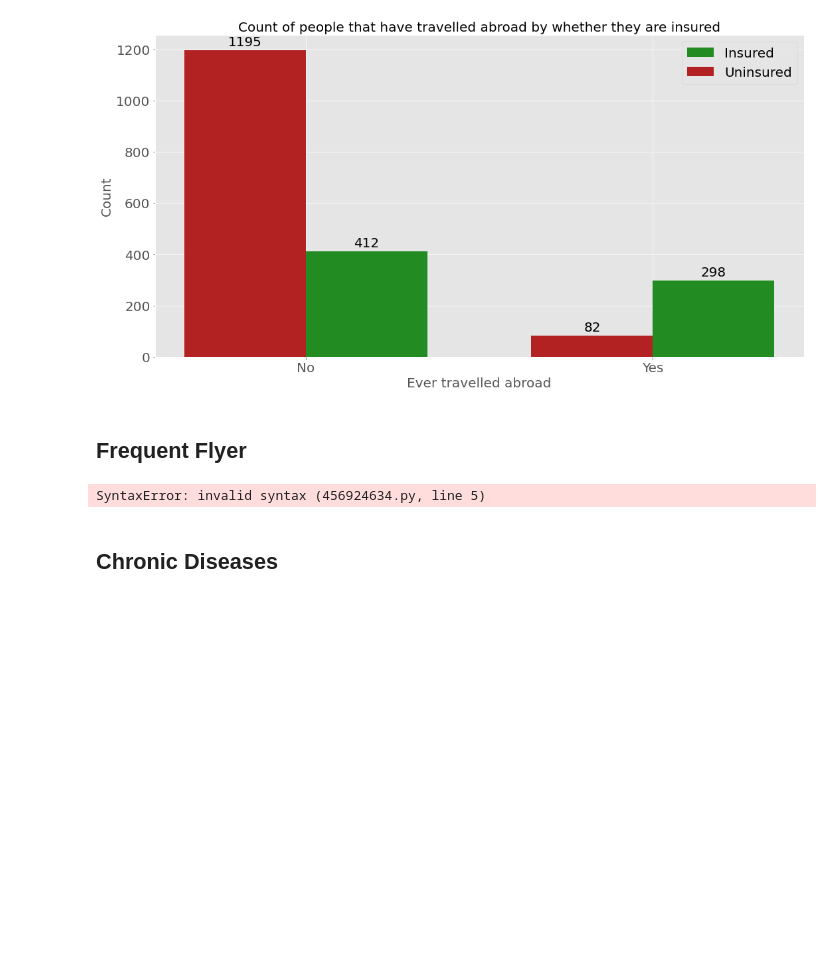
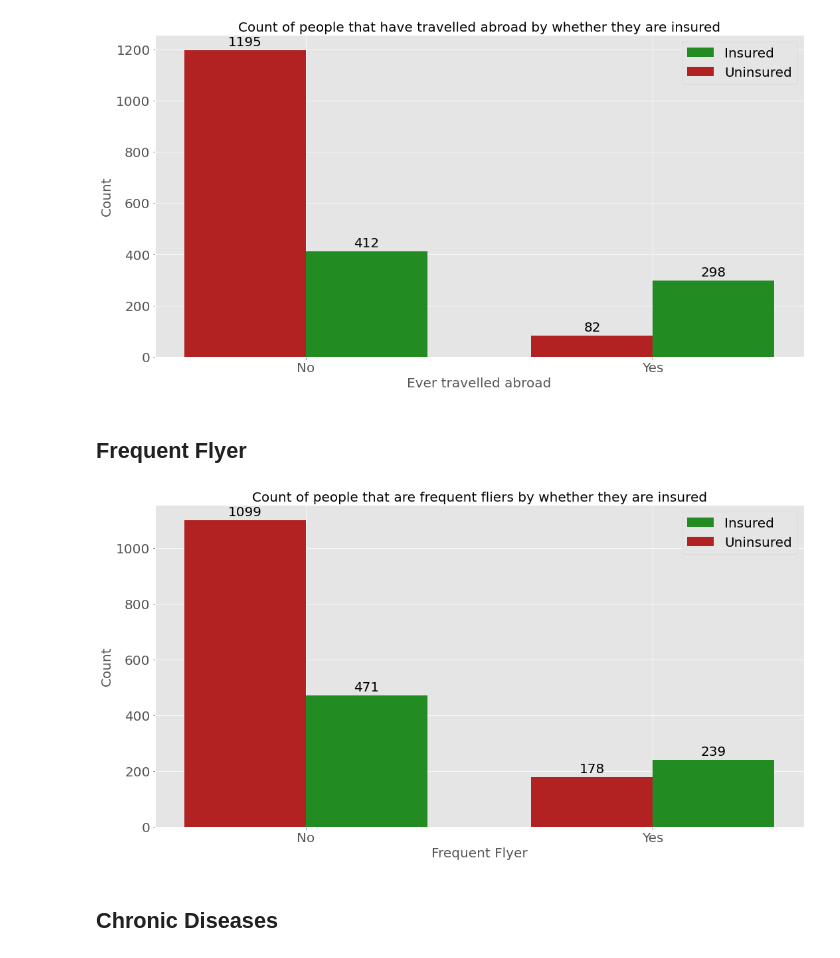
Before and after one commit to shpatrickguo/bitgrit, a Jupyter notebook: shpg-dsprojects/projects/travel_assured/travel_assured.ipynb, the cells around one changed output. Drawn from its saved outputs; the diff is of its cells as text; code cells hidden in the pictures; blank space fills up the shorter version.

```diff
--- a/shpg-dsprojects/projects/travel_assured/travel_assured.ipynb
+++ b/shpg-dsprojects/projects/travel_assured/travel_assured.ipynb
@@ -178,32 +178,32 @@ plt.show()
 # %%
 insured_freqfly = insured_df.value_counts('FrequentFlyer').values
 uninsured_freqfly = uninsured_df.value_counts('FrequentFlyer').values
 
-x = np.arange(len(LABELS)  # the label locations
+x = np.arange(len(LABELS))  # the label locations
 width = 0.35  # the width of the bars
 
 fig, ax = plt.subplots(figsize=(15, 8))
 rects1 = ax.bar(x + width/2, insured_freqfly, width, label='Insured', color='forestgreen')
 rects2 = ax.bar(x - width/2, uninsured_freqfly, width, label='Uninsured', color='firebrick')
 
 # Add some text for labels, title and custom x-axis tick labels, etc.
 ax.set_xlabel('Frequent Flyer')
 ax.set_ylabel('Count')
 ax.set_title('Count of people that are frequent fliers by whether they are insured')
 ax.set_xticks(x)
 ax.set_xticklabels(LABELS)
 ax.legend(prop={'size': 20})
 
 ax.bar_label(rects1, padding=3, fontsize=20)
 ax.bar_label(rects2, padding=3, fontsize=20)
 
 for item in ([ax.title, ax.xaxis.label, ax.yaxis.label] + ax.get_xticklabels() + ax.get_yticklabels()):
     item.set_fontsize(20)
 
 fig.tight_layout()
 plt.show()
 # %% [output]
-SyntaxError: invalid syntax (456924634.py, line 5)
+[figure, added]
 # %% [markdown]
 ## Chronic Diseases
 # %%
```
Also changed, not shown: parts of 1 cell of this notebook.
